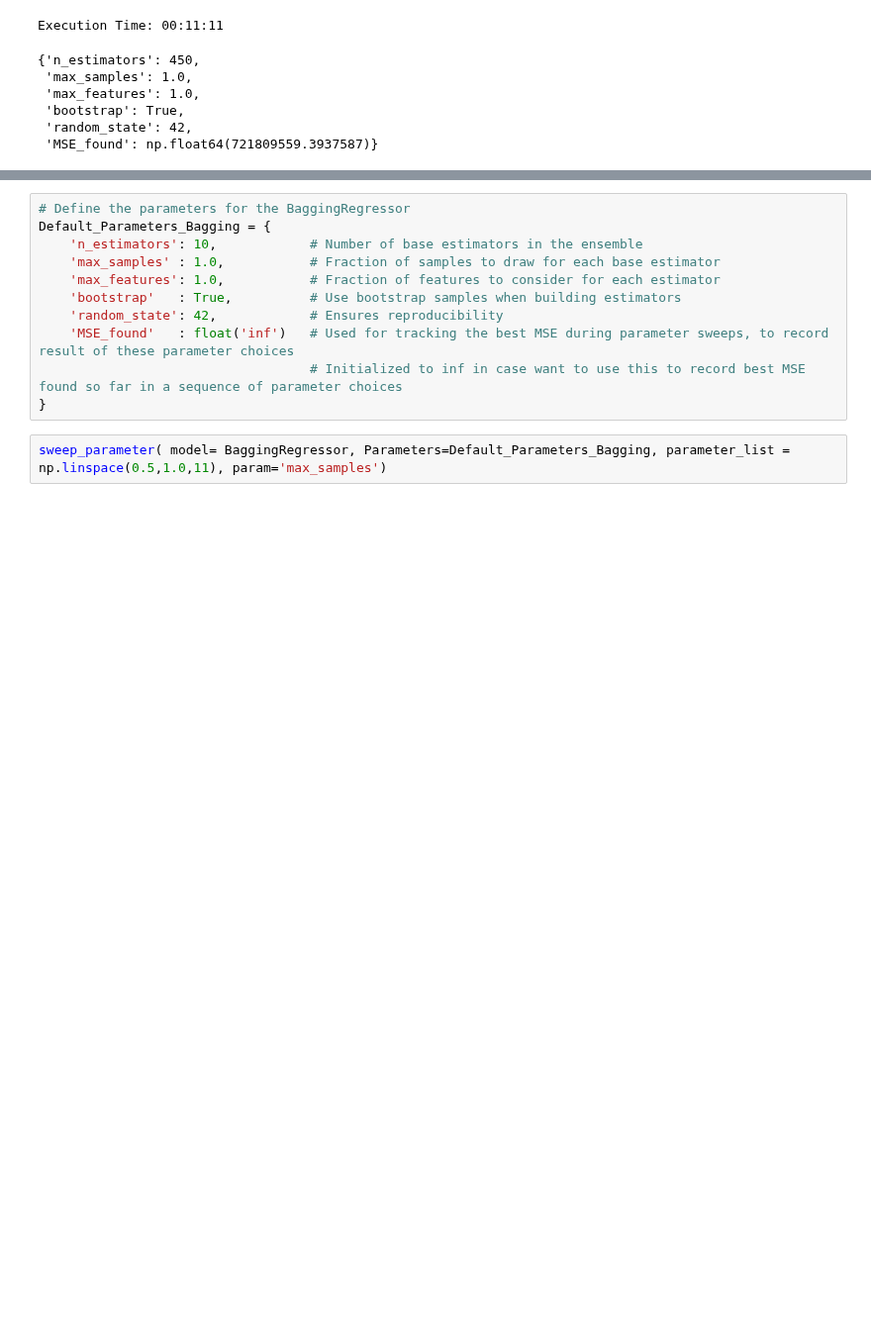
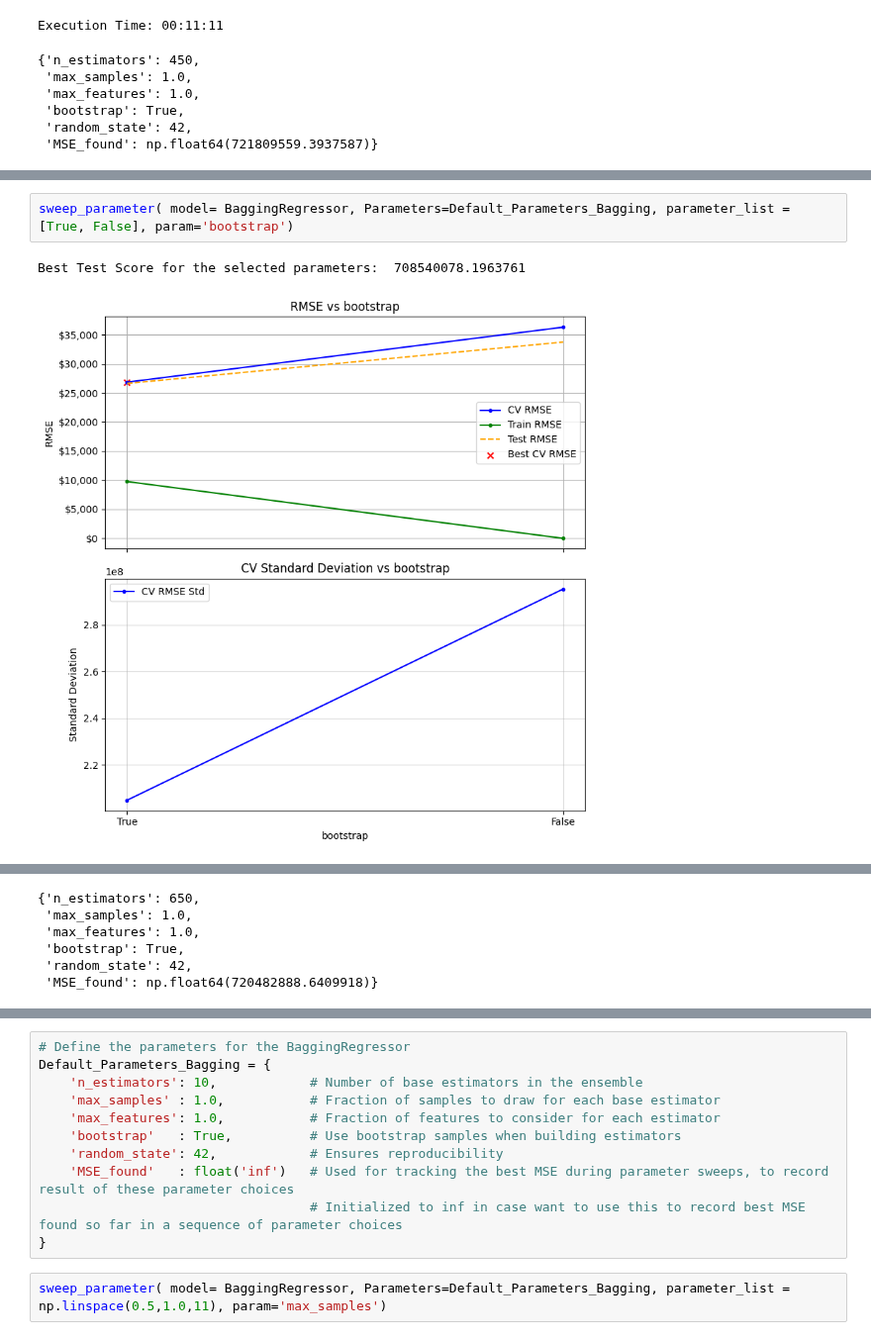
Before and after one commit to waysnyder/Module-3-Assignments, a Jupyter notebook: Homework_07.ipynb, the cells around one changed output, grey strips where cells are left out. Shown at 99% size. Cells and saved outputs as stored; diff of their text form; blank space fills up the shorter version.

```diff
--- a/Homework_07.ipynb
+++ b/Homework_07.ipynb
@@ -398,0 +419,5 @@ Default_Parameters_Bagging = {
+# %%
+sweep_parameter( model= BaggingRegressor, Parameters=Default_Parameters_Bagging, parameter_list = [True, False], param='bootstrap')
+# %% [output]
+Best Test Score for the selected parameters:  708540078.1963761
+[figure, added]
@@ -399,2 +425,8 @@ Default_Parameters_Bagging = {
+{'n_estimators': 650,
+ 'max_samples': 1.0,
+ 'max_features': 1.0,
+ 'bootstrap': True,
+ 'random_state': 42,
+ 'MSE_found': np.float64(720482888.6409918)}
 # %%
 # Your code here -- Add as many code cells as necessary
```
Also changed, not shown: parts of 13 cells of this notebook.
